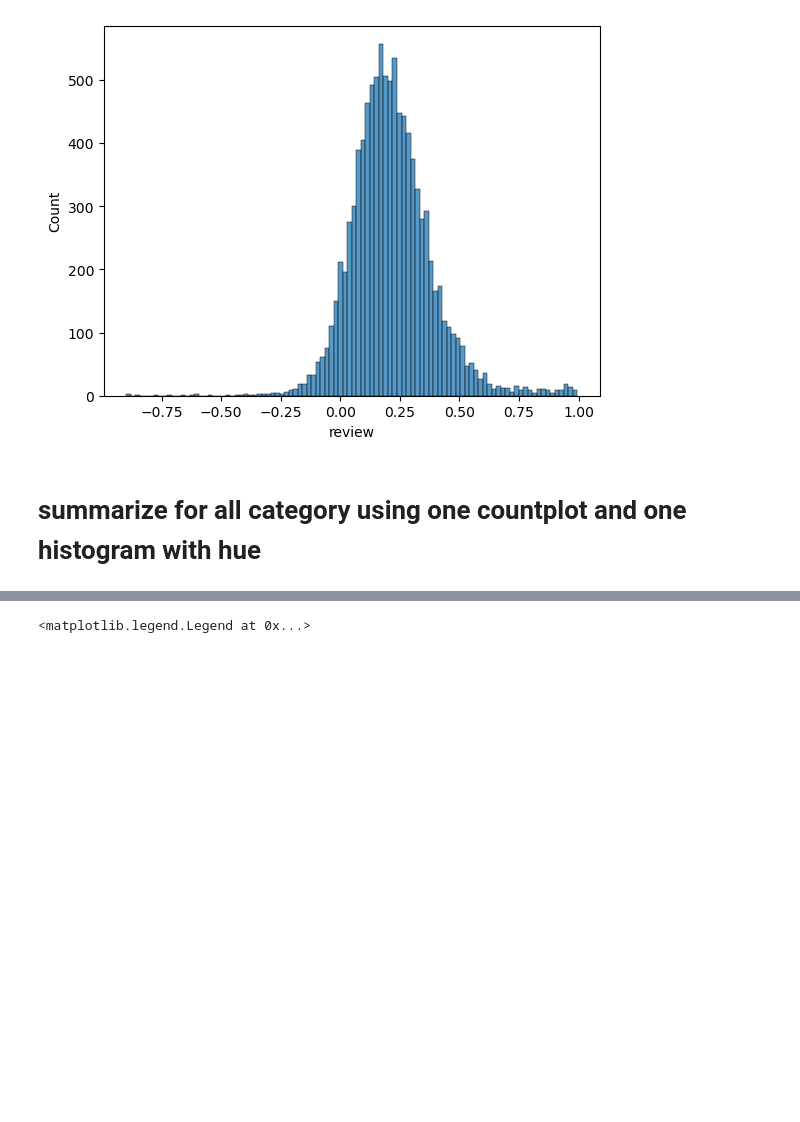
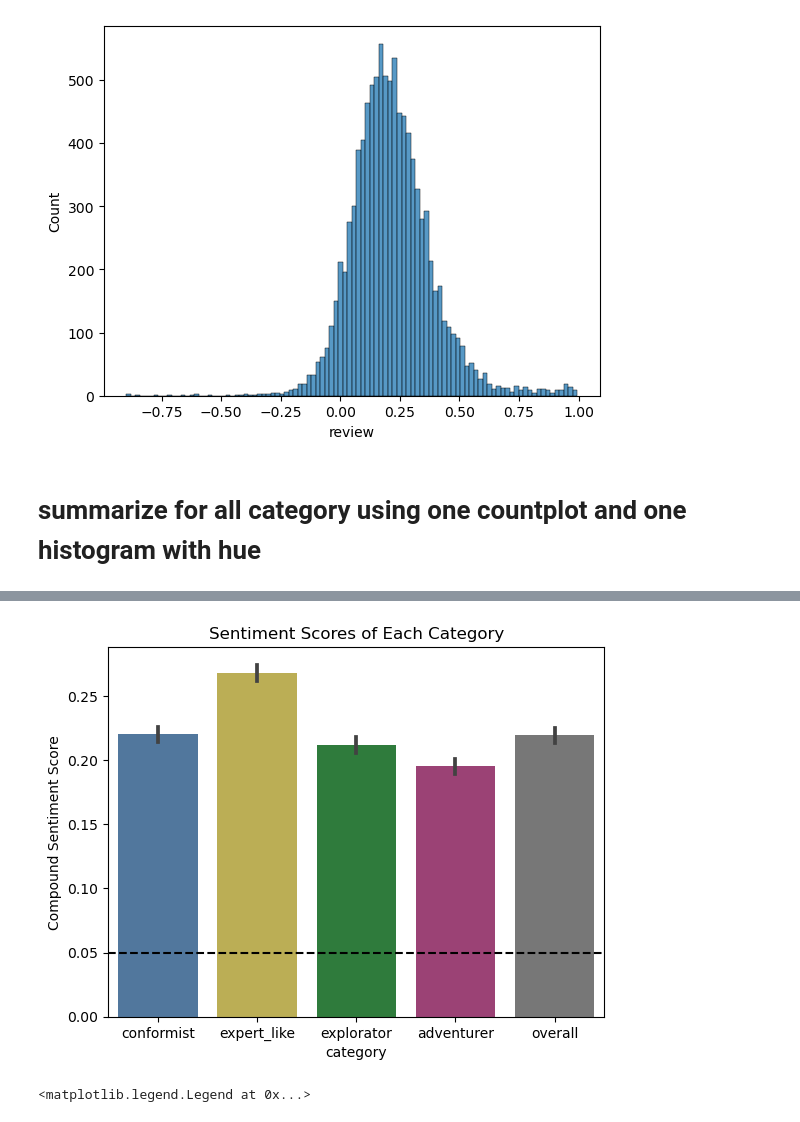
Before and after one commit to epfl-ada/ada-2022-project-analyteam, a Jupyter notebook: categories_sentiment.ipynb, the cells around one changed output, grey strips where cells are left out. Saved outputs shown, nothing was run; the diff lists cells and outputs as text; code cells hidden in the pictures; blank space fills up the shorter version.

```diff
--- a/categories_sentiment.ipynb
+++ b/categories_sentiment.ipynb
@@ -384,3 +422,27 @@ sns.boxplot(data=sents_df)
+# %%
+# create dataframe with a column for each category using cfm_sentd, exp_sents, xpl_sents, adv_sents and overall_sents
+# with two columns: category and sentiment score
+sents_df = pd.DataFrame(columns=['category', 'sentiment_score'])
+sents_df['category'] = ['conformist'] * cfm_sents.shape[0] + ['expert_like'] * exp_sents.shape[0] + ['explorator'] * xpl_sents.shape[0] + ['adventurer'] * adv_sents.shape[0] + ['overall'] * overall_sents.shape[0]
+sents_df['sentiment_score'] = cfm_sents.values.tolist() + exp_sents.values.tolist() + xpl_sents.values.tolist() + adv_sents.values.tolist() + overall_sents.values.tolist()
+# %%
+# different colors for each category
+#ax = sns.barplot(x='category', y='sentiment_score', data=sents_df, palette=['#1f77b4', '#ff7f0e', '#2ca02c', '#d62728', '#9467bd'])
+ax = sns.barplot(x='category', y='sentiment_score', data=sents_df, palette=['#4477AA', '#CCBB44', '#228833', '#AA3377', '#777777'])
+
+# set title
+plt.title("Sentiment Scores of Each Category")
+
+# set y axis label
+plt.ylabel("Compound Sentiment Score")
+
+# set lines
+ax.axhline(0.05, ls='--', color='black')
+
+# save figure as svg
+plt.savefig("sentiment_scores.svg", transparent=True)
+# %% [output]
+[figure, added]
 # %%
 # superimpose the histograms of each category
 sns.histplot(cfm_sents, bins=100)
```
Also changed, not shown: parts of 14 cells of this notebook, 2 other files.
